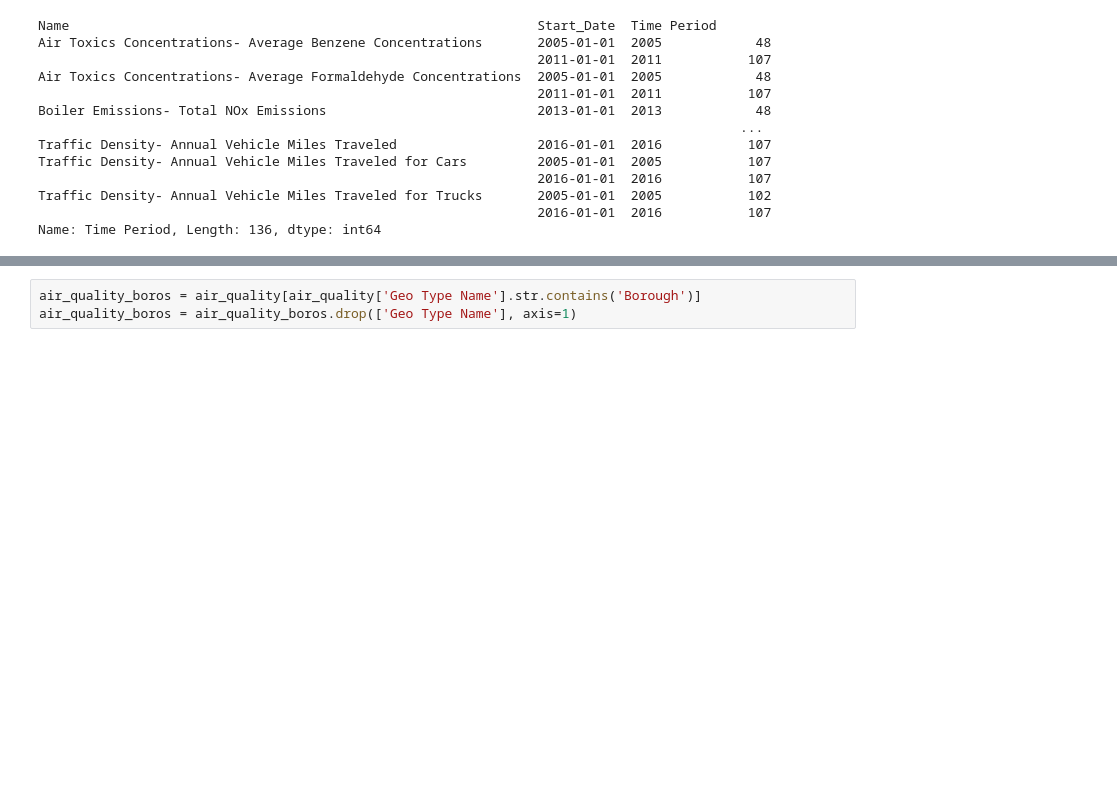
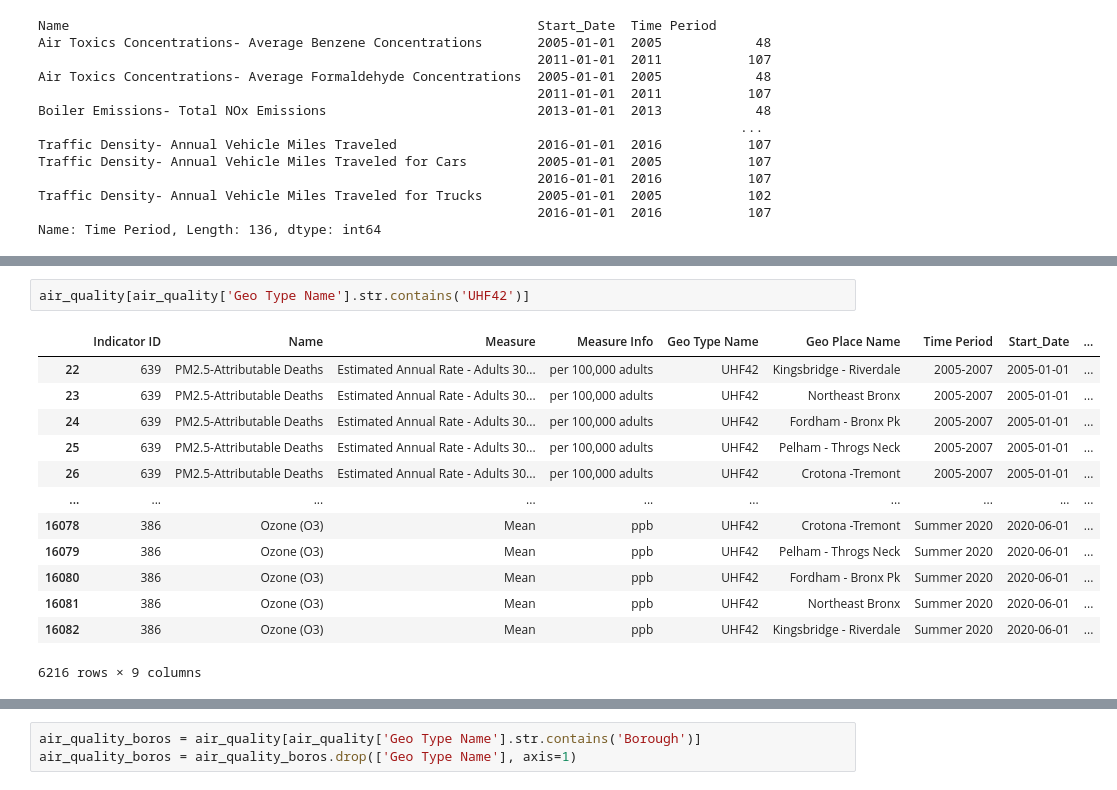
Before and after one commit to daniel-a-r/ccny_data_science_project, a Jupyter notebook: data_science_project.ipynb, the cells around one changed output, grey strips where cells are left out. Drawn from its saved outputs; the diff is of its cells as text; blank space fills up the shorter version.

```diff
--- a/data_science_project.ipynb
+++ b/data_science_project.ipynb
@@ -467,0 +506,16 @@ Name: Time Period, Length: 136, dtype: int64
+# %%
+air_quality[air_quality['Geo Type Name'].str.contains('UHF42')]
+# %% [output]
+|  | Indicator ID | Name | Measure | Measure Info | Geo Type Name | Geo Place Name | Time Period | Start_Date | ... |
+| 22 | 639 | PM2.5-Attributable Deaths | Estimated Annual Rate - Adults 30... | per 100,000 adults | UHF42 | Kingsbridge - Riverdale | 2005-2007 | 2005-01-01 | ... |
+| 23 | 639 | PM2.5-Attributable Deaths | Estimated Annual Rate - Adults 30... | per 100,000 adults | UHF42 | Northeast Bronx | 2005-2007 | 2005-01-01 | ... |
+| 24 | 639 | PM2.5-Attributable Deaths | Estimated Annual Rate - Adults 30... | per 100,000 adults | UHF42 | Fordham - Bronx Pk | 2005-2007 | 2005-01-01 | ... |
+| 25 | 639 | PM2.5-Attributable Deaths | Estimated Annual Rate - Adults 30... | per 100,000 adults | UHF42 | Pelham - Throgs Neck | 2005-2007 | 2005-01-01 | ... |
+| 26 | 639 | PM2.5-Attributable Deaths | Estimated Annual Rate - Adults 30... | per 100,000 adults | UHF42 | Crotona -Tremont | 2005-2007 | 2005-01-01 | ... |
+| ... | ... | ... | ... | ... | ... | ... | ... | ... | ... |
+| 16078 | 386 | Ozone (O3) | Mean | ppb | UHF42 | Crotona -Tremont | Summer 2020 | 2020-06-01 | ... |
+| 16079 | 386 | Ozone (O3) | Mean | ppb | UHF42 | Pelham - Throgs Neck | Summer 2020 | 2020-06-01 | ... |
+| 16080 | 386 | Ozone (O3) | Mean | ppb | UHF42 | Fordham - Bronx Pk | Summer 2020 | 2020-06-01 | ... |
+| 16081 | 386 | Ozone (O3) | Mean | ppb | UHF42 | Northeast Bronx | Summer 2020 | 2020-06-01 | ... |
+| 16082 | 386 | Ozone (O3) | Mean | ppb | UHF42 | Kingsbridge - Riverdale | Summer 2020 | 2020-06-01 | ... |
+6216 rows × 9 columns
```
Also changed, not shown: parts of 26 cells of this notebook.
